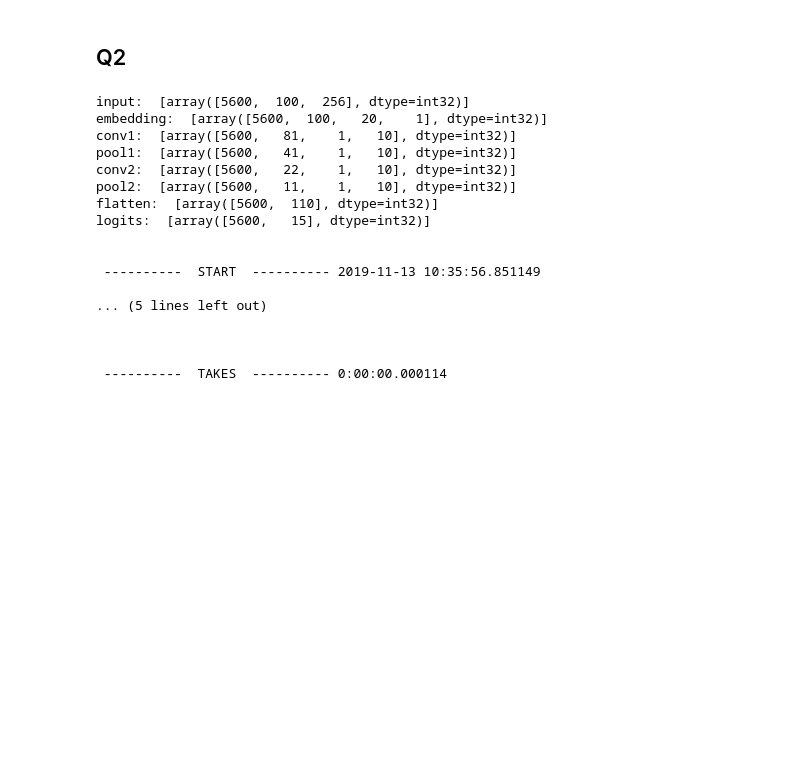
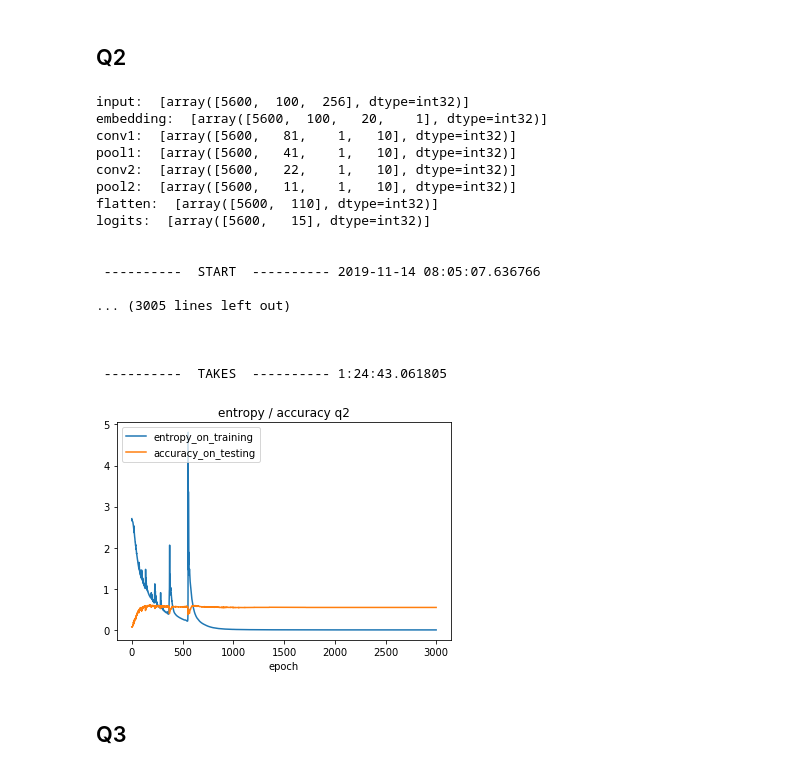
Before and after one commit to Yuhaooooo/CZ4042_Deep_Learning, a Jupyter notebook: assignment2/assignment2_question_b/part_b.ipynb, the cells around one changed output. Drawn from its saved outputs; the diff is of its cells as text; code cells hidden in the pictures; blank space fills up the shorter version.

```diff
--- a/assignment2/assignment2_question_b/part_b.ipynb
+++ b/assignment2/assignment2_question_b/part_b.ipynb
@@ -236,7 +239,7 @@ POOLING_WINDOW = 4
 POOLING_STRIDE = 2
 MAX_LABEL = 15
 
-no_epochs = 100
+no_epochs = 3000
 lr = 0.01
 
 tf.reset_default_graph()
@@ -315,29 +318,29 @@ print('pool2: ', sess.run([tf.shape(pool2)], {x: x_train, y_: y_train}))
 print('flatten: ', sess.run([tf.shape(flatten)], {x: x_train, y_: y_train}))
 print('logits: ', sess.run([tf.shape(logits)], {x: x_train, y_: y_train}))
 
-# entropy_on_training = []
-# accuracy_on_testing = []
+entropy_on_training = []
+accuracy_on_testing = []
 
 timeRecoder = TimeRecoder()
 timeRecoder.start()
 
-# for e in range(no_epochs):
+for e in range(no_epochs):
 
-#     # training
-#     _, loss_  = sess.run([train_op, entropy], {x: x_train, y_: y_train})
-#     entropy_on_training.append(loss_)
+    # training
+    _, loss_  = sess.run([train_op, entropy], {x: x_train, y_: y_train})
+    entropy_on_training.append(loss_)
 
-#     # testing
-#     predict = sess.run([logits], {x: x_test})
-#     accuracy_on_testing.append(accuracy_score(list(y_test), list(np.argmax(np.array(predict[0]), axis=1))))
+    # testing
+    predict = sess.run([logits], {x: x_test})
+    accuracy_on_testing.append(accuracy_score(list(y_test), list(np.argmax(np.array(predict[0]), axis=1))))
 
 
-#     print('epoch %d: entropy: %f, accuracy: %f' % (e, entropy_on_training[-1], accuracy_on_testing[-1]))
+    print('epoch %d: entropy: %f, accuracy: %f' % (e, entropy_on_training[-1], accuracy_on_testing[-1]))
 
 timeRecoder.end()
 
-# np.save(os.path.join('data', 'entropy_on_training_q2.npy'), np.array(entropy_on_training))
-# np.save(os.path.join('data', 'accuracy_on_testing_q2.npy'), np.array(accuracy_on_testing))
+np.save(os.path.join('other', 'npy', 'entropy_on_training_q2.npy'), np.array(entropy_on_training))
+np.save(os.path.join('other', 'npy', 'accuracy_on_testing_q2.npy'), np.array(accuracy_on_testing))
 # %% [output]
 input:  [array([5600,  100,  256], dtype=int32)]
 embedding:  [array([5600,  100,   20,    1], dtype=int32)]
@@ -349,10 +352,26 @@ flatten:  [array([5600,  110], dtype=int32)]
 logits:  [array([5600,   15], dtype=int32)]
 
 
- ----------  START  ---------- 2019-11-13 10:35:56.851149
+ ----------  START  ---------- 2019-11-14 08:05:07.636766
 
-... (5 lines left out)
+... (3005 lines left out)
 
 
 
- ----------  TAKES  ---------- 0:00:00.000114
+ ----------  TAKES  ---------- 1:24:43.061805
+# %%
+entropy_on_training = np.load(os.path.join('other', 'npy', 'entropy_on_training_q2.npy'), allow_pickle=True)
+accuracy_on_testing = np.load(os.path.join('other', 'npy', 'accuracy_on_testing_q2.npy'), allow_pickle=True)
+
+#plot
+plt.figure()
+plt.plot(entropy_on_training)
+plt.plot(accuracy_on_testing)
+plt.title('entropy / accuracy q2')
+plt.xlabel('epoch')
+plt.legend(['entropy_on_training', 'accuracy_on_testing',], loc='upper left')
+plt.savefig(os.path.join('other', 'figure', 'q2.png'))
+# %% [output]
+[figure, added]
+# %% [markdown]
+## Q3
```
Also changed, not shown: parts of 2 cells of this notebook, 6 other files.
